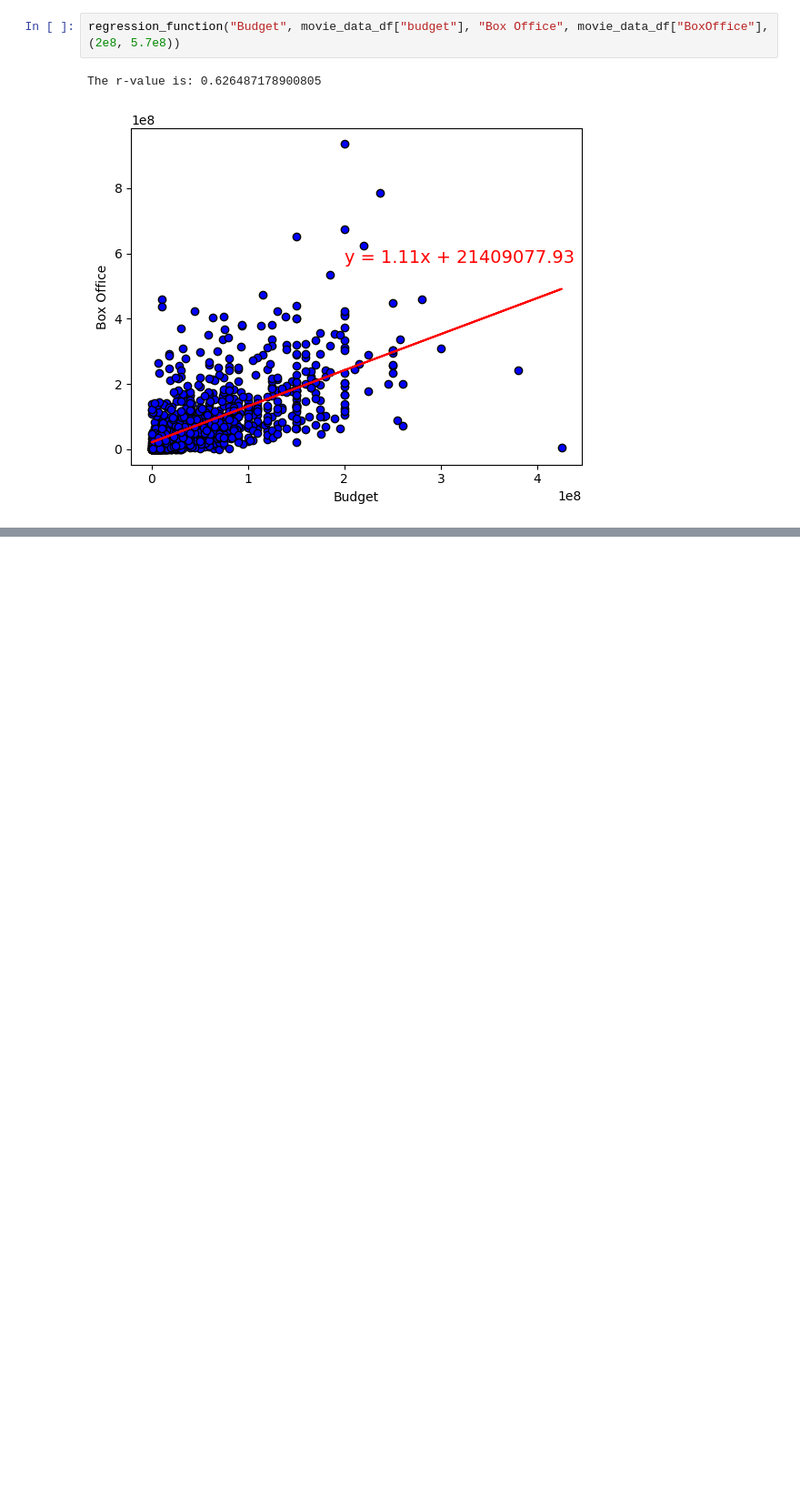
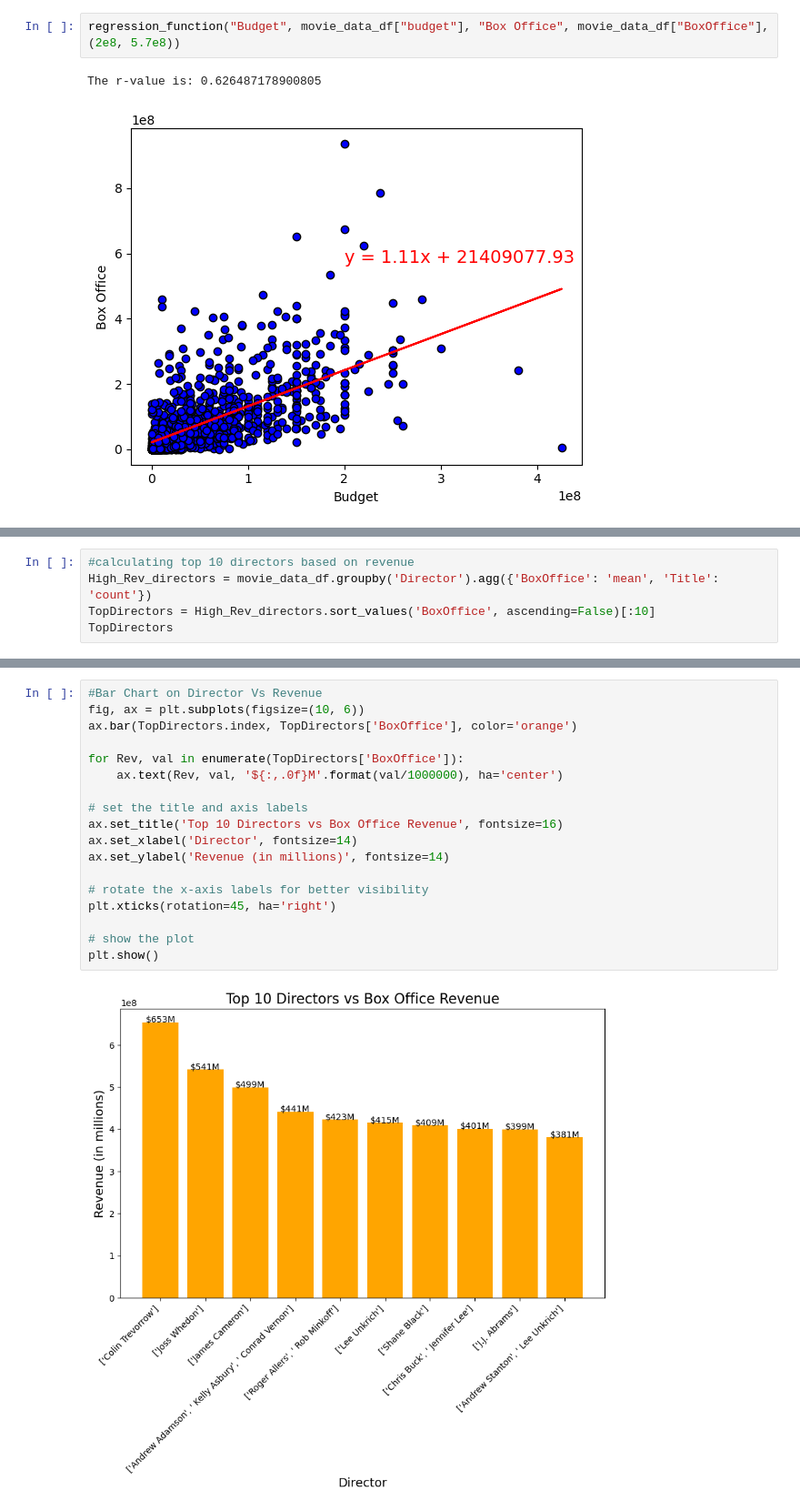
Before and after one commit to PurnimaPathak44/Project-1, a Jupyter notebook: Main Movie Folder/movie_main.ipynb, the cells around one changed output, grey strips where cells are left out. Shown: that part at 91% size. Saved outputs shown, nothing was run; the diff lists cells and outputs as text; blank space fills up the shorter version.

```diff
--- a/Main Movie Folder/movie_main.ipynb
+++ b/Main Movie Folder/movie_main.ipynb
@@ -41,0 +107,5 @@ The r-value is: 0.626487178900805
+# %%
+#calculating top 10 directors based on revenue
+High_Rev_directors = movie_data_df.groupby('Director').agg({'BoxOffice': 'mean', 'Title': 'count'})
+TopDirectors = High_Rev_directors.sort_values('BoxOffice', ascending=False)[:10]
+TopDirectors
@@ -41,0 +125,20 @@ The r-value is: 0.626487178900805
+# %%
+#Bar Chart on Director Vs Revenue
+fig, ax = plt.subplots(figsize=(10, 6))
+ax.bar(TopDirectors.index, TopDirectors['BoxOffice'], color='orange')
+
+for Rev, val in enumerate(TopDirectors['BoxOffice']):
+    ax.text(Rev, val, '${:,.0f}M'.format(val/1000000), ha='center')
+
+# set the title and axis labels
+ax.set_title('Top 10 Directors vs Box Office Revenue', fontsize=16)
+ax.set_xlabel('Director', fontsize=14)
+ax.set_ylabel('Revenue (in millions)', fontsize=14)
+
+# rotate the x-axis labels for better visibility
+plt.xticks(rotation=45, ha='right')
+
+# show the plot
+plt.show()
+# %% [output]
+[figure, added]
```
Also changed, not shown: parts of 6 cells of this notebook.
